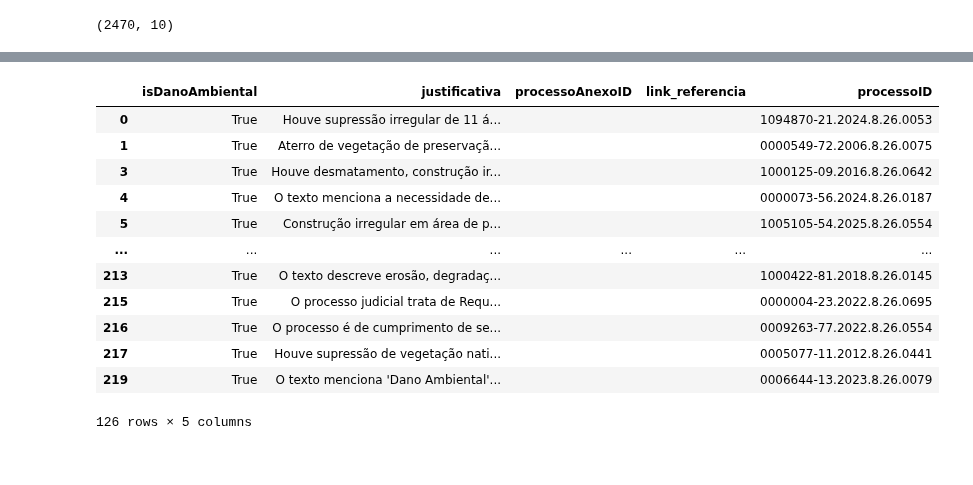
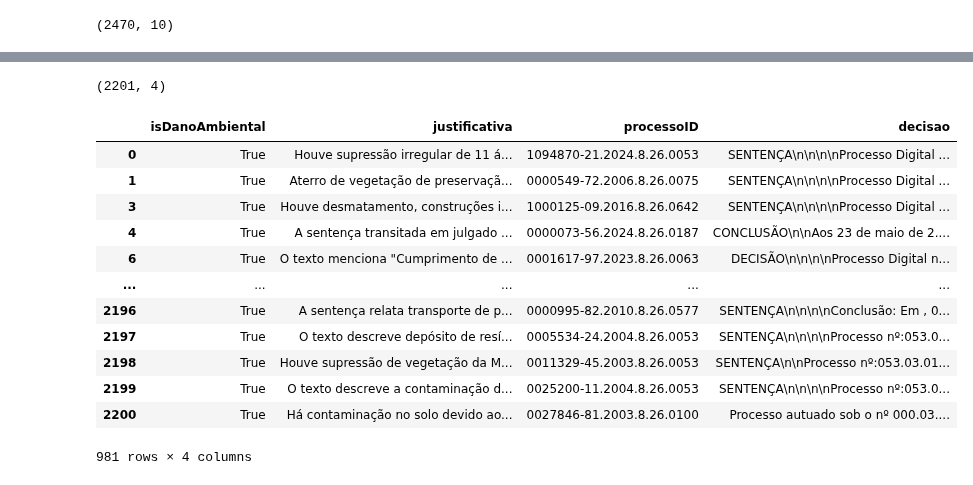
Before and after one commit to pedronery07/Projeto_InsperData_AECOM, a Jupyter notebook: juscraper.ipynb, the cells around one changed output, grey strips where cells are left out. Saved outputs shown, nothing was run; the diff lists cells and outputs as text; code cells hidden in the pictures.

Commit message:
Aplicando o prompt de filtro nos dados do juscraper - v1

```diff
--- a/juscraper.ipynb
+++ b/juscraper.ipynb
@@ -197,16 +196,0 @@ df_respostas
-# %%
-df_respostas.loc[df_respostas["isDanoAmbiental"] == True, :]
-# %% [output]
-|  | isDanoAmbiental | justificativa | processoAnexoID | link_referencia | processoID |
-| 0 | True | Houve supressão irregular de 11 á... |  |  | 1094870-21.2024.8.26.0053 |
-| 1 | True | Aterro de vegetação de preservaçã... |  |  | 0000549-72.2006.8.26.0075 |
-| 3 | True | Houve desmatamento, construção ir... |  |  | 1000125-09.2016.8.26.0642 |
-| 4 | True | O texto menciona a necessidade de... |  |  | 0000073-56.2024.8.26.0187 |
-| 5 | True | Construção irregular em área de p... |  |  | 1005105-54.2025.8.26.0554 |
-| ... | ... | ... | ... | ... | ... |
-| 213 | True | O texto descreve erosão, degradaç... |  |  | 1000422-81.2018.8.26.0145 |
-| 215 | True | O processo judicial trata de Requ... |  |  | 0000004-23.2022.8.26.0695 |
-| 216 | True | O processo é de cumprimento de se... |  |  | 0009263-77.2022.8.26.0554 |
-| 217 | True | Houve supressão de vegetação nati... |  |  | 0005077-11.2012.8.26.0441 |
-| 219 | True | O texto menciona 'Dano Ambiental'... |  |  | 0006644-13.2023.8.26.0079 |
-126 rows × 5 columns
@@ -214,0 +197,21 @@ df_respostas.loc[df_respostas["isDanoAmbiental"] == True, :]
+# %%
+respostas_final = pd.read_excel("docs/juscraper/respostas_classificacao_juscraper.xlsx")
+respostas_final.shape
+# %% [output]
+(2201, 4)
+# %%
+respostas_final.loc[respostas_final["isDanoAmbiental"] == True, :]
+# %% [output]
+|  | isDanoAmbiental | justificativa | processoID | decisao |
+| 0 | True | Houve supressão irregular de 11 á... | 1094870-21.2024.8.26.0053 | SENTENÇA\n\n\n\nProcesso Digital ... |
+| 1 | True | Aterro de vegetação de preservaçã... | 0000549-72.2006.8.26.0075 | SENTENÇA\n\n\n\nProcesso Digital ... |
+| 3 | True | Houve desmatamento, construções i... | 1000125-09.2016.8.26.0642 | SENTENÇA\n\n\n\nProcesso Digital ... |
+| 4 | True | A sentença transitada em julgado ... | 0000073-56.2024.8.26.0187 | CONCLUSÃO\n\nAos 23 de maio de 2.... |
+| 6 | True | O texto menciona "Cumprimento de ... | 0001617-97.2023.8.26.0063 | DECISÃO\n\n\n\nProcesso Digital n... |
+| ... | ... | ... | ... | ... |
+| 2196 | True | A sentença relata transporte de p... | 0000995-82.2010.8.26.0577 | SENTENÇA\n\n\n\nConclusão: Em , 0... |
+| 2197 | True | O texto descreve depósito de resí... | 0005534-24.2004.8.26.0053 | SENTENÇA\n\n\n\nProcesso nº:053.0... |
+| 2198 | True | Houve supressão de vegetação da M... | 0011329-45.2003.8.26.0053 | SENTENÇA\n\nProcesso nº:053.03.01... |
+| 2199 | True | O texto descreve a contaminação d... | 0025200-11.2004.8.26.0053 | SENTENÇA\n\n\n\nProcesso nº:053.0... |
+| 2200 | True | Há contaminação no solo devido ao... | 0027846-81.2003.8.26.0100 | Processo autuado sob o nº 000.03.... |
+981 rows × 4 columns
```
Also changed, not shown: parts of 5 cells of this notebook, 2 other files.
